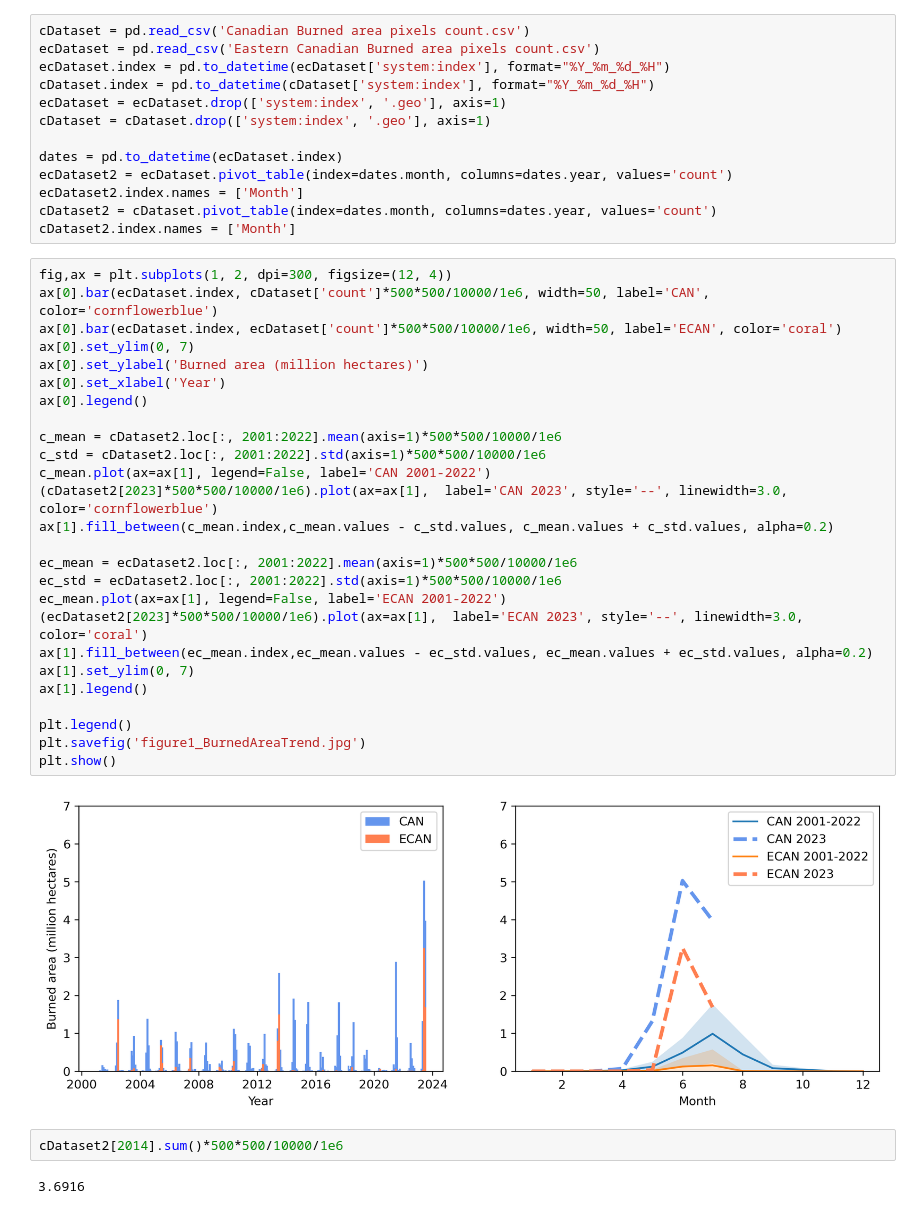
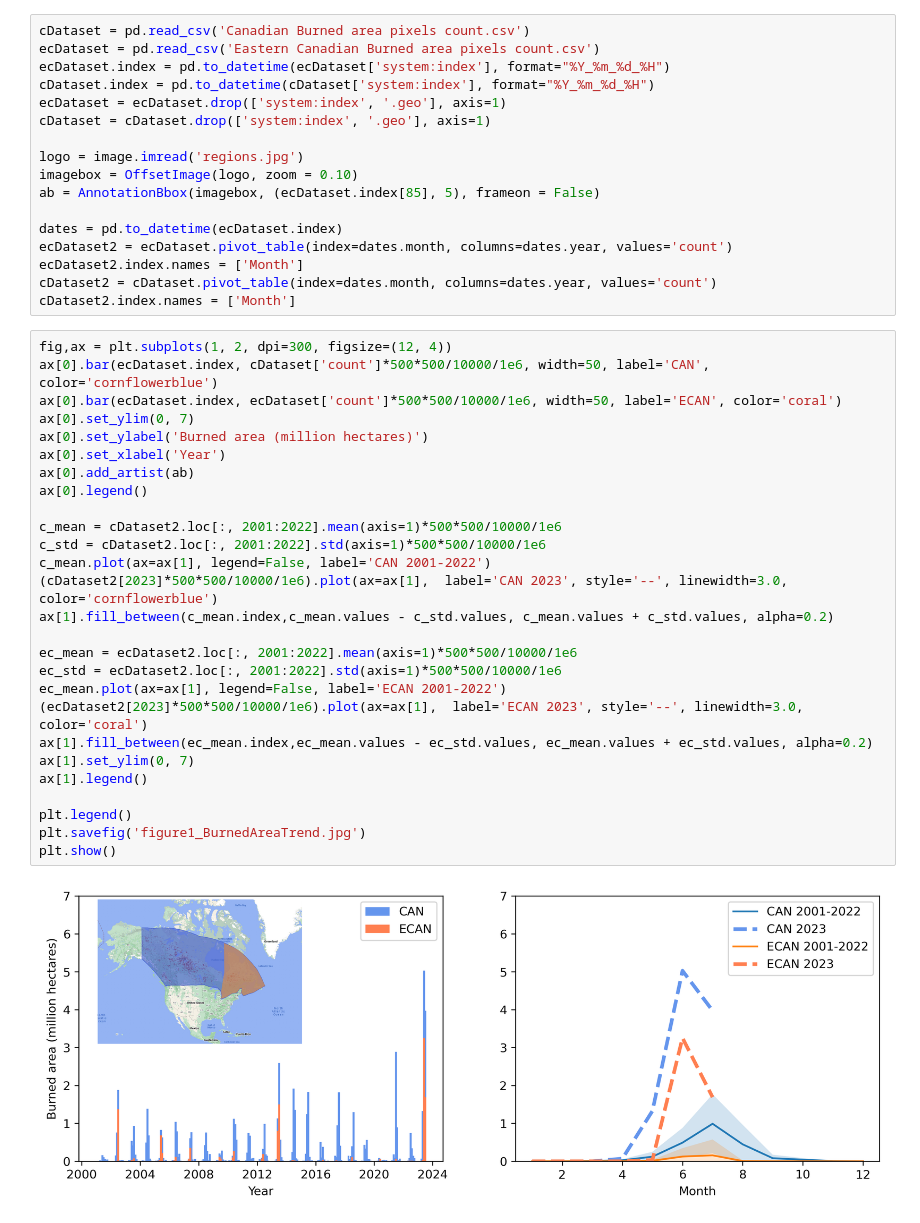
Before and after one commit to jinmuluo/ABCI, a Jupyter notebook: CanadianWilffire/BurnedAreaTrend.ipynb, the cells around one changed output. Drawn from its saved outputs; the diff is of its cells as text.

```diff
--- a/CanadianWilffire/BurnedAreaTrend.ipynb
+++ b/CanadianWilffire/BurnedAreaTrend.ipynb
@@ -9,6 +11,10 @@ cDataset.index = pd.to_datetime(cDataset['system:index'], format="%Y_%m_%d_%H")
 ecDataset = ecDataset.drop(['system:index', '.geo'], axis=1)
 cDataset = cDataset.drop(['system:index', '.geo'], axis=1)
 
+logo = image.imread('regions.jpg')
+imagebox = OffsetImage(logo, zoom = 0.10)
+ab = AnnotationBbox(imagebox, (ecDataset.index[85], 5), frameon = False)
+
 dates = pd.to_datetime(ecDataset.index)
 ecDataset2 = ecDataset.pivot_table(index=dates.month, columns=dates.year, values='count')
 ecDataset2.index.names = ['Month']
@@ -17,32 +23,29 @@ cDataset2.index.names = ['Month']
 # %%
 fig,ax = plt.subplots(1, 2, dpi=300, figsize=(12, 4))
 ax[0].bar(ecDataset.index, cDataset['count']*500*500/10000/1e6, width=50, label='CAN', color='cornflowerblue')
 ax[0].bar(ecDataset.index, ecDataset['count']*500*500/10000/1e6, width=50, label='ECAN', color='coral')
 ax[0].set_ylim(0, 7)
 ax[0].set_ylabel('Burned area (million hectares)')
 ax[0].set_xlabel('Year')
+ax[0].add_artist(ab)
 ax[0].legend()
 
 c_mean = cDataset2.loc[:, 2001:2022].mean(axis=1)*500*500/10000/1e6
 c_std = cDataset2.loc[:, 2001:2022].std(axis=1)*500*500/10000/1e6
 c_mean.plot(ax=ax[1], legend=False, label='CAN 2001-2022')
 (cDataset2[2023]*500*500/10000/1e6).plot(ax=ax[1],  label='CAN 2023', style='--', linewidth=3.0, color='cornflowerblue')
 ax[1].fill_between(c_mean.index,c_mean.values - c_std.values, c_mean.values + c_std.values, alpha=0.2)
 
 ec_mean = ecDataset2.loc[:, 2001:2022].mean(axis=1)*500*500/10000/1e6
 ec_std = ecDataset2.loc[:, 2001:2022].std(axis=1)*500*500/10000/1e6
 ec_mean.plot(ax=ax[1], legend=False, label='ECAN 2001-2022')
 (ecDataset2[2023]*500*500/10000/1e6).plot(ax=ax[1],  label='ECAN 2023', style='--', linewidth=3.0, color='coral')
 ax[1].fill_between(ec_mean.index,ec_mean.values - ec_std.values, ec_mean.values + ec_std.values, alpha=0.2)
 ax[1].set_ylim(0, 7)
 ax[1].legend()
 
 plt.legend()
 plt.savefig('figure1_BurnedAreaTrend.jpg')
 plt.show()
 # %% [output]
-[figure, old version]
+[figure, new version]
-# %%
-cDataset2[2014].sum()*500*500/10000/1e6
-# %% [output]
-3.6916
```
Also changed, not shown: parts of 1 cell of this notebook.
